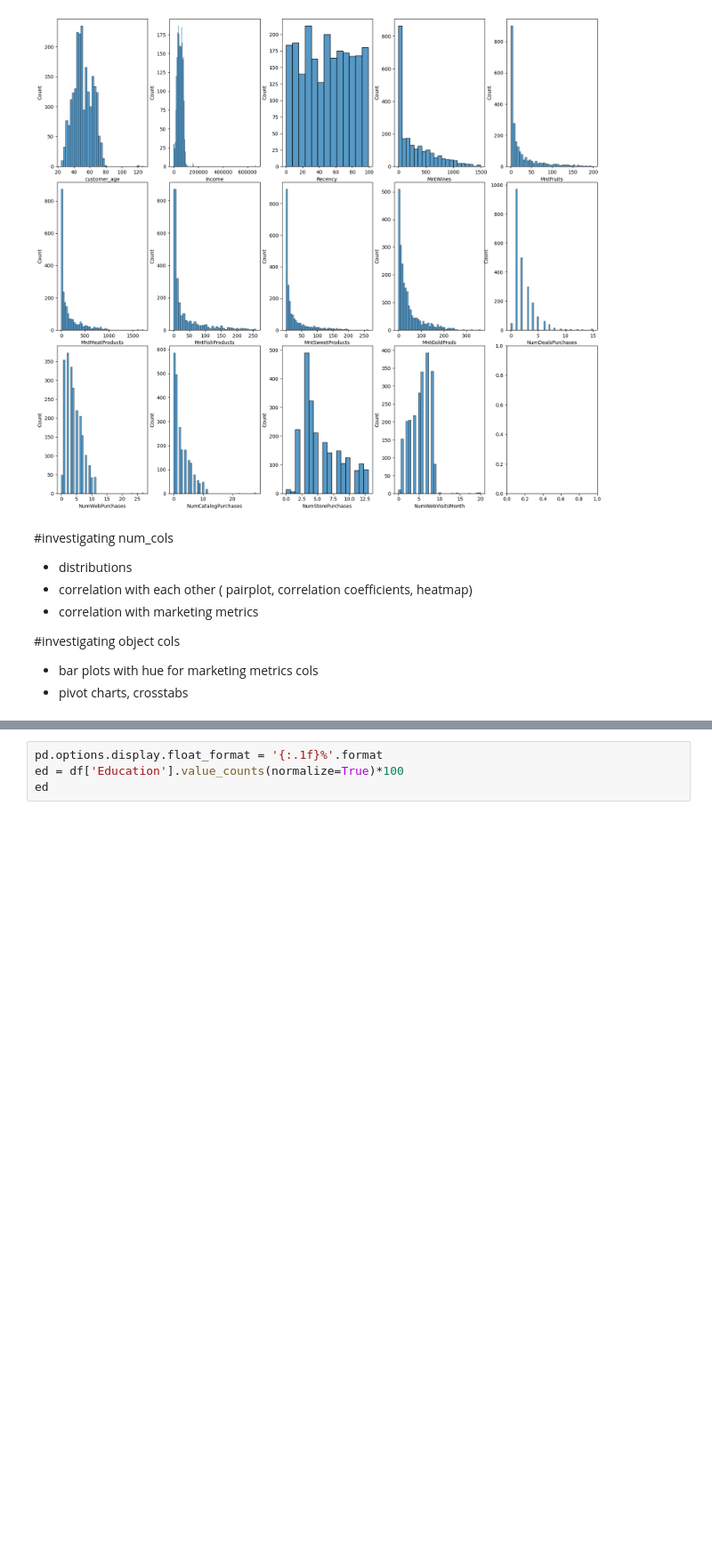
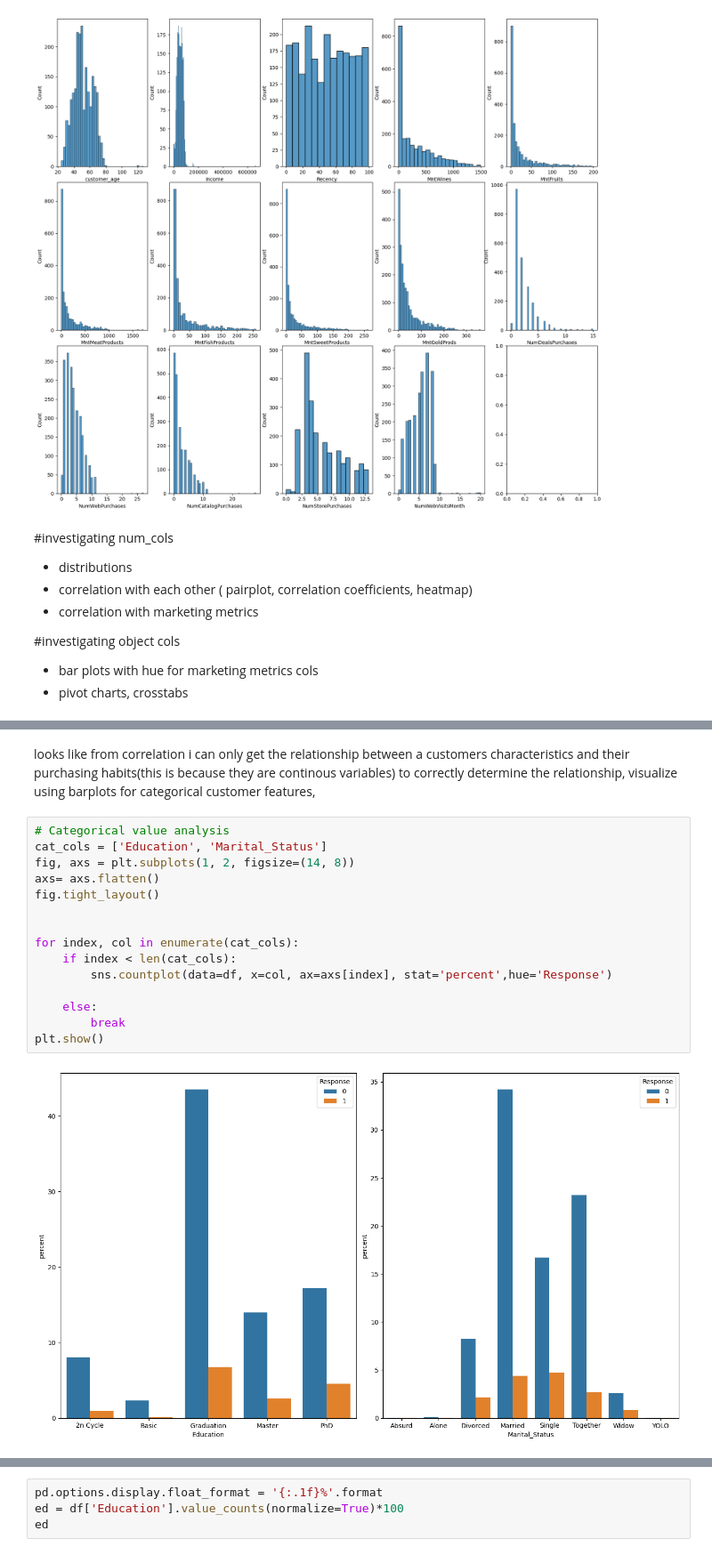
Before and after one commit to Morris-mk/IFood_Marketing-data-Analysis-segmentation-and-classification, a Jupyter notebook: marketing_customer_analysis.ipynb, the cells around one changed output, grey strips where cells are left out. Shown at 89% size. Saved outputs shown, nothing was run; the diff lists cells and outputs as text; blank space fills up the shorter version.

```diff
--- a/marketing_customer_analysis.ipynb
+++ b/marketing_customer_analysis.ipynb
@@ -269,0 +249,20 @@ df
+# %% [markdown]
+looks like from correlation i can only get the relationship between a customers characteristics and their purchasing habits(this is because they are continous variables)
+to correctly determine the relationship, visualize using barplots for categorical customer features,
+# %%
+# Categorical value analysis
+cat_cols = ['Education', 'Marital_Status']
+fig, axs = plt.subplots(1, 2, figsize=(14, 8))
+axs= axs.flatten()
+fig.tight_layout()
+
+
+for index, col in enumerate(cat_cols):
+    if index < len(cat_cols):
+        sns.countplot(data=df, x=col, ax=axs[index], stat='percent',hue='Response')
+
+    else:
+        break
+plt.show()
+# %% [output]
+[figure, added]
```
Also changed, not shown: parts of 9 cells of this notebook.
